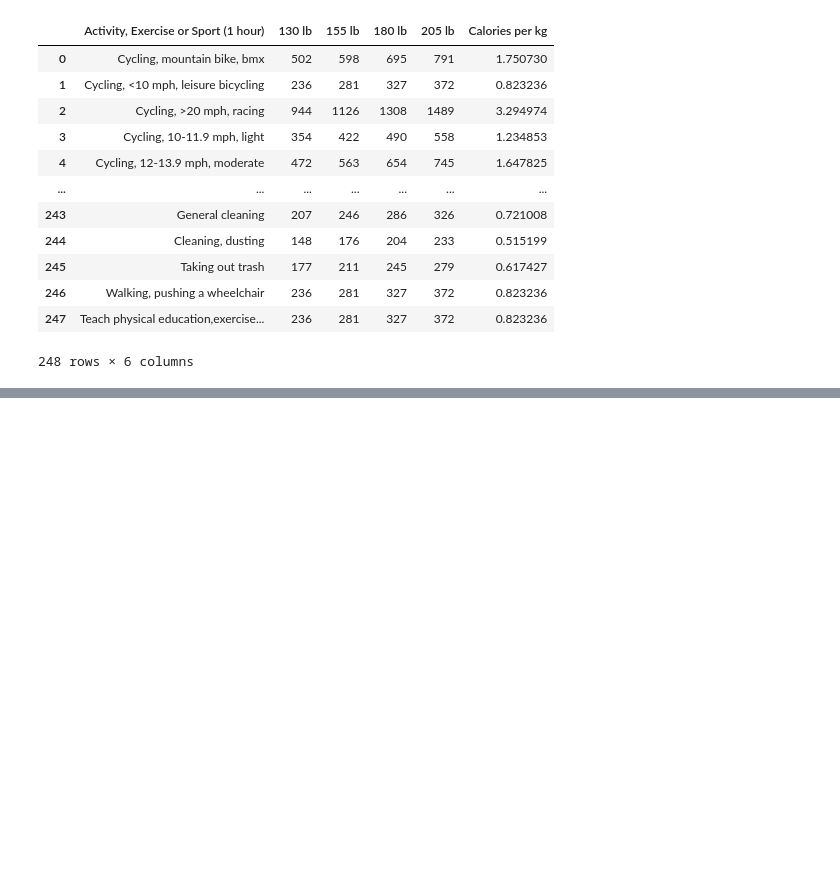
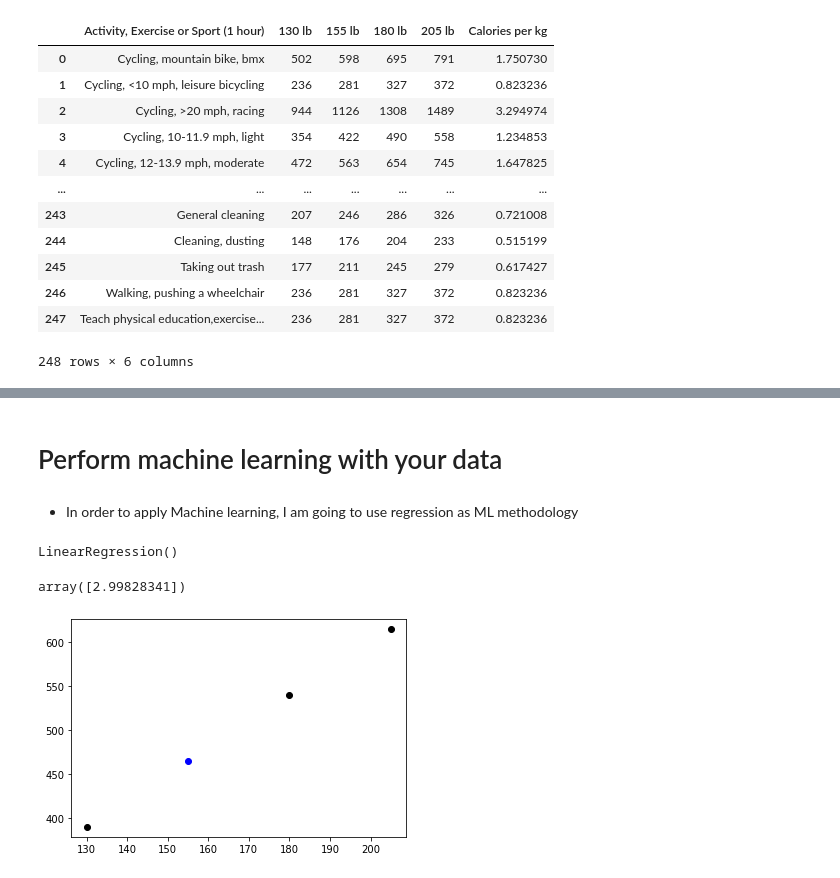
Before and after one commit to leozitopaiva/csx4501-finalproject, a Jupyter notebook: Project Assignment 2.ipynb, the cells around one changed output, grey strips where cells are left out. Drawn from its saved outputs; the diff is of its cells as text; code cells hidden in the pictures; blank space fills up the shorter version.

```diff
--- a/Project Assignment 2.ipynb
+++ b/Project Assignment 2.ipynb
@@ -199,0 +180,25 @@ Q2: If yes, who burnes more calories? A person with 130lb ou a persno with 205 l
+# %% [markdown]
+# Perform machine learning with your data
+# %% [markdown]
+- In order to apply Machine learning, I am going to use regression as ML methodology
+# %%
+np_array = np.asarray(x)
+x_transformed = np_array.reshape((-1, 1))
+# %%
+# Choose the model
+
+model1 = sklearn.linear_model.LinearRegression()
+
+#Splliting the data
+x_train, x_test, y_train, y_test = sklearn.model_selection.train_test_split(
+    x_transformed, y, test_size=0.2, random_state=42)
+
+# Trainign the model
+model1.fit(x_train, y_train)
+# %% [output]
+LinearRegression()
+# %%
+# Princting the Coeficiente
+model1.coef_
+# %% [output]
+array([2.99828341])
@@ -199,0 +207,6 @@ Q2: If yes, who burnes more calories? A person with 130lb ou a persno with 205 l
+# %%
+plt.scatter(x_train,y_train,color='black')
+plt.scatter(x_test,y_test,color='blue')
+plt.show()
+# %% [output]
+[figure, added]
```
Also changed, not shown: parts of 30 cells of this notebook.
